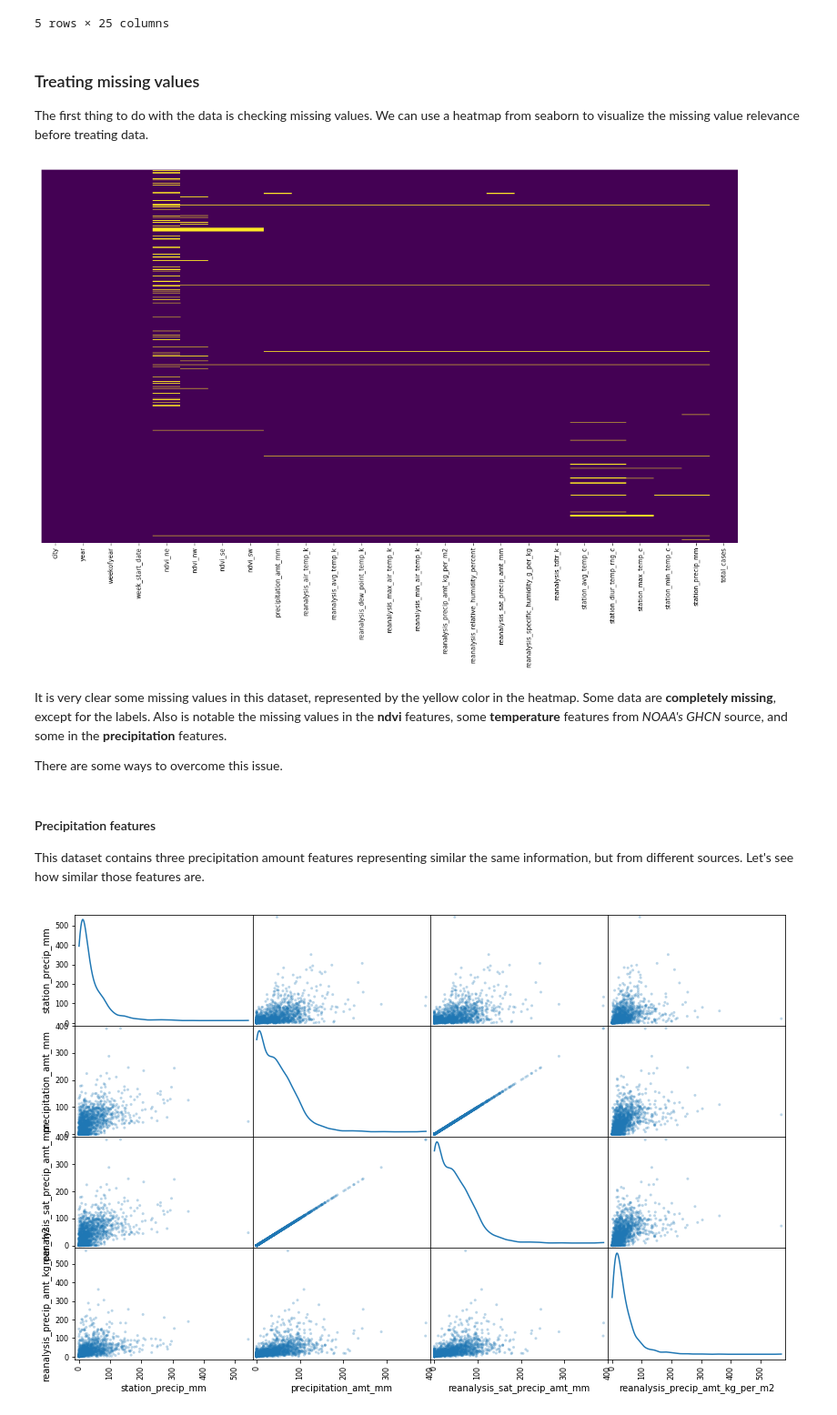
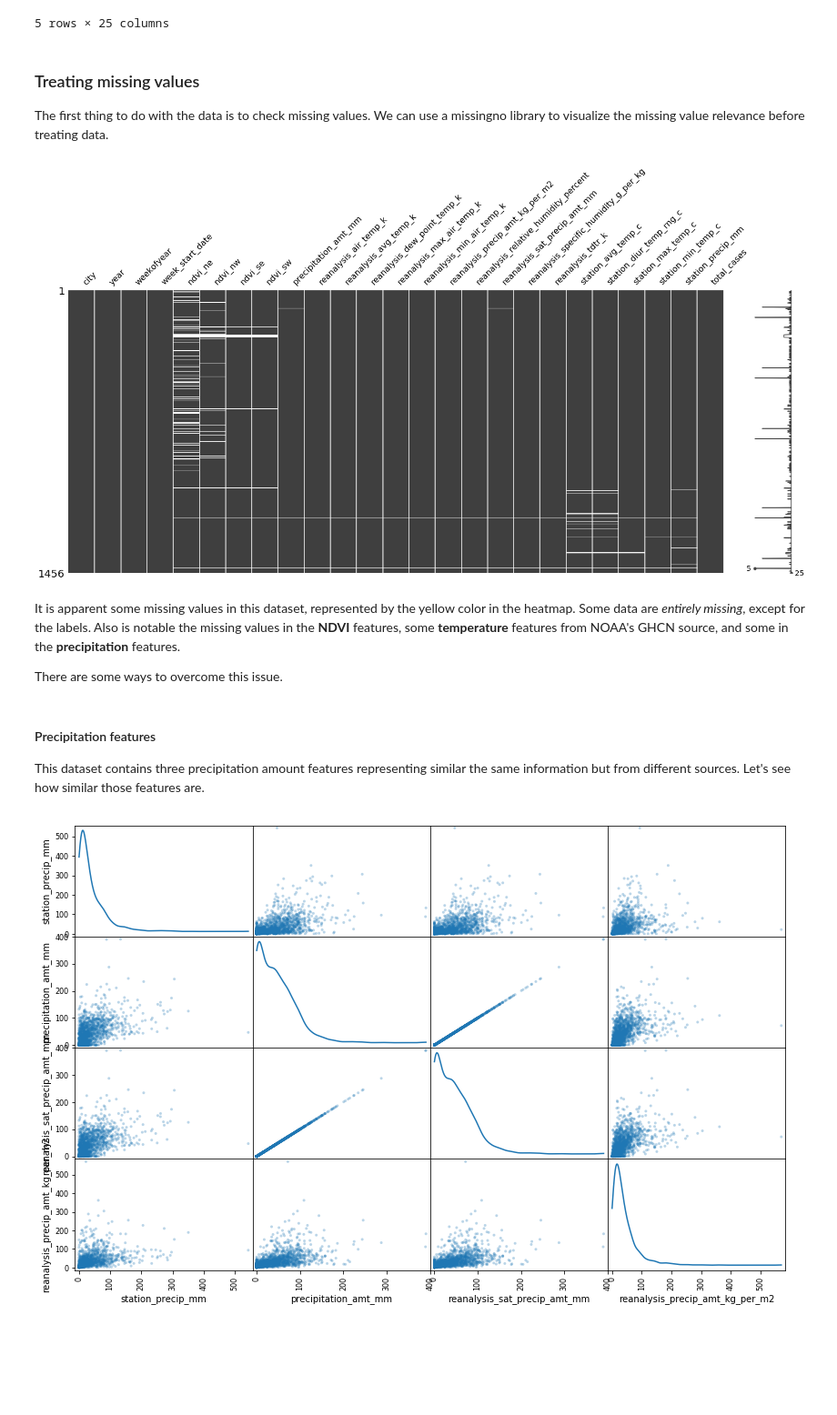
Before and after one commit to bfroz/Projects, a Jupyter notebook: DengAI - Predicting Disease Spread/DengAI - Predicting Disease Spread.ipynb, the cells around one changed output. Shown at 91% size. Cells and saved outputs as stored; diff of their text form; code cells hidden in the pictures; blank space fills up the shorter version.

```diff
--- a/DengAI - Predicting Disease Spread/DengAI - Predicting Disease Spread.ipynb
+++ b/DengAI - Predicting Disease Spread/DengAI - Predicting Disease Spread.ipynb
@@ -162,20 +163,19 @@ df_train.head()
 # %% [markdown]
 ### Treating missing values
 
-The first thing to do with the data is checking missing values. We can use a heatmap from seaborn to visualize the missing value relevance before treating data.
+The first thing to do with the data is to check missing values. We can use a missingno library to visualize the missing value relevance before treating data.
-# %%
-fig, ax = plt.subplots(figsize=(20,11))
-sns.heatmap(df_train.isnull(),yticklabels=False,cbar=False,cmap='viridis', ax=ax);
-# %% [output]
-[figure, removed]
+# %%
+msno.matrix(df_train);
+# %% [output]
+[figure, added]
 # %% [markdown]
-It is very clear some missing values in this dataset, represented by the yellow color in the heatmap. Some data are **completely missing**, except for the labels. Also is notable the missing values in the **ndvi** features, some **temperature** features from *NOAA's GHCN* source, and some in the **precipitation** features.
+It is apparent some missing values in this dataset, represented by the yellow color in the heatmap. Some data are *entirely missing*, except for the labels. Also is notable the missing values in the **NDVI** features, some **temperature** features from NOAA's GHCN source, and some in the **precipitation** features.
 
 There are some ways to overcome this issue.
 # %% [markdown]
 #### Precipitation features
 
-This dataset contains three precipitation amount features representing similar the same information, but from different sources. Let's see how similar those features are.
+This dataset contains three precipitation amount features representing similar the same information but from different sources. Let's see how similar those features are.
 # %%
 cols_precipitation = ['station_precip_mm', 'precipitation_amt_mm', 'reanalysis_sat_precip_amt_mm', 'reanalysis_precip_amt_kg_per_m2']
 # %%
```
Also changed, not shown: parts of 2 cells of this notebook.
